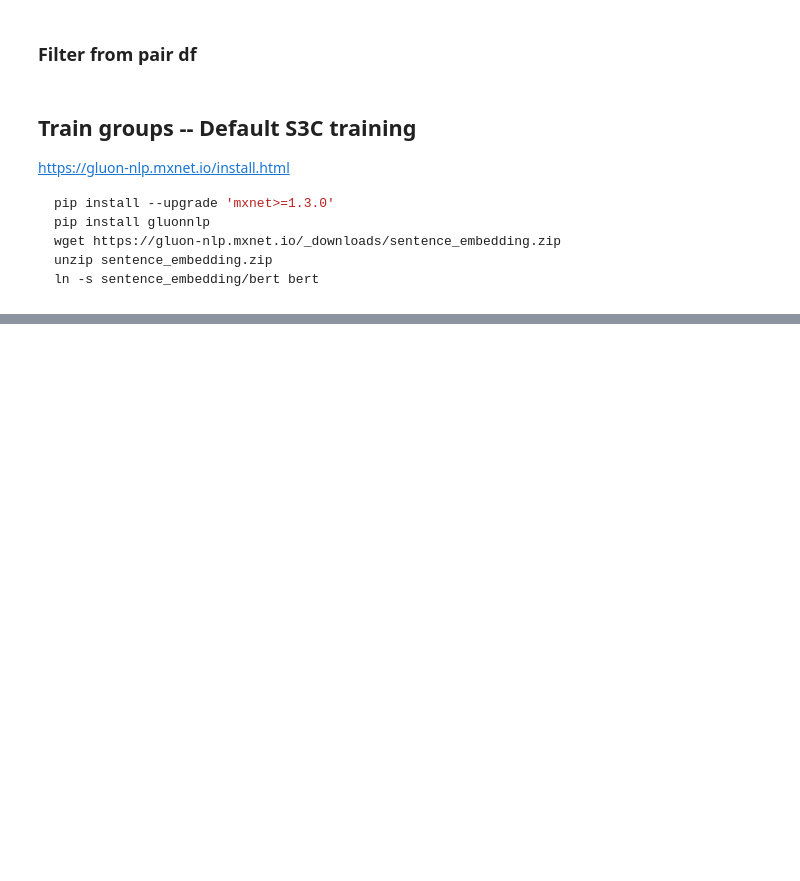
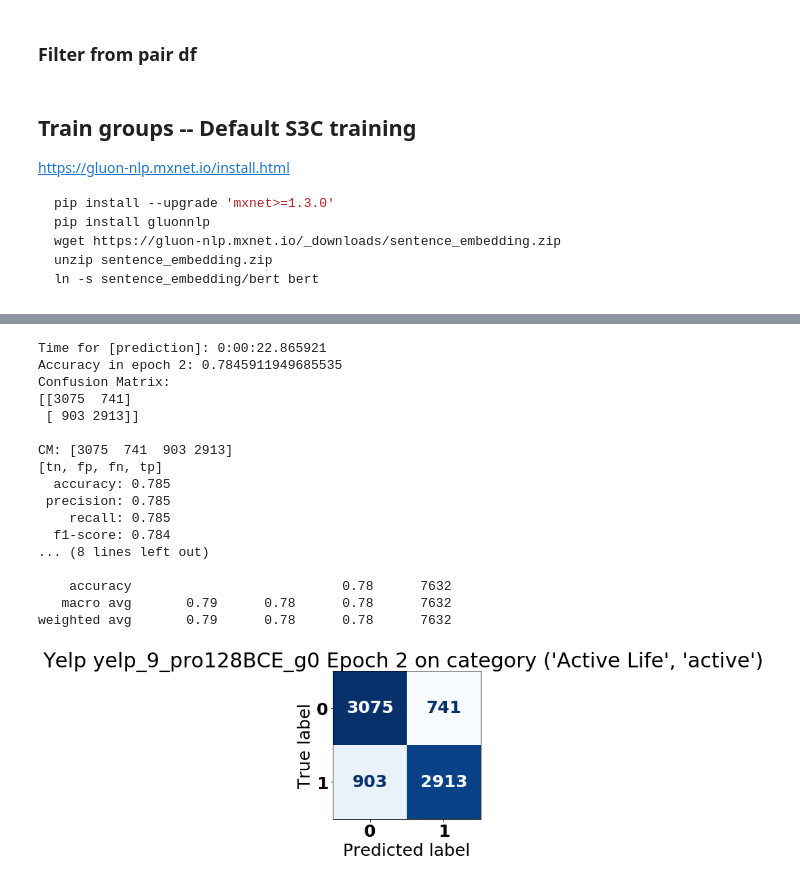
Before and after one commit to Querela/argmining19-same-side-classification, a Jupyter notebook: SentimentDatasets_Yelp_Categories-CrossEval.ipynb, the cells around one changed output, grey strips where cells are left out. Cells and saved outputs as stored; diff of their text form; code cells hidden in the pictures; blank space fills up the shorter version.

```diff
--- a/SentimentDatasets_Yelp_Categories-CrossEval.ipynb
+++ b/SentimentDatasets_Yelp_Categories-CrossEval.ipynb
@@ -1451,0 +1359,18 @@ with open(fn_results, "wb") as fp:
+# %%
+fn_run_path = Path(f"data/{run_name_base}")
+fn_cg_results_single_group = fn_run_path / "cg_results_single_group.p"
+with open(fn_cg_results_single_group, "rb") as fp:
+    cg_results_single_group = pickle.load(fp)
+# %%
+fn_run_path = Path(f"data/{run_name_base}")
+fn_cg_results_single_group = fn_run_path / "cg_results_single_group.txt"
+with open(fn_cg_results_single_group, "w") as fp:
+    for (cg_ids, cg_ids_o, i, cgi), (prec, rec, f1, acc, cm) in cg_results_single_group.items():
+        fp.write(f"{cg_ids}-{cg_ids_o}-{i}-{cgi}: P:{prec * 100:5.2f}%  R:{rec * 100:5.2f}%  F:{f1 * 100:5.2f}%  A:{acc * 100:5.2f}%  -- CM:{cm.flatten().tolist()}\n\n")
+# %%
+cur_cat = None
+for (cg_ids, cg_ids_o, i, cgi), (prec, rec, f1, acc, cm) in cg_results_single_group.items():
+    if cur_cat is None or cur_cat != cg_ids:
+        cur_cat = cg_ids
+        print(f"\n\n{cg_ids}\n")
+    print(f"P:{prec * 100:5.2f}%  R:{rec * 100:5.2f}%  F:{f1 * 100:5.2f}%  A:{acc * 100:5.2f}% -- {cg_ids_o}")
@@ -1451,0 +1395,44 @@ with open(fn_results, "wb") as fp:
+# %%
+cg_results_single_cat = dict()
+
+for i, (cg_ids, (train_df, dev_df, dev_dfs)) in enumerate(map_cg_train_dev_groups.items()):
+    print(f"Eval model {cg_ids} #{len(train_df)}...")
+
+    cg_groups = [cg_ids_o for cg_ids_o in groups if cg_ids_o != cg_ids]
+
+    run_name = f"{run_name_base}_g{i}"
+    fn_run_path = Path(f"data/{run_name}")
+
+    fn_model_state = fn_run_path / f"bert.model.checkpoint{num_epochs - 1}.params"
+    print(f"Load {fn_model_state} ...")
+    model.load_parameters(str(fn_model_state), ctx=ctx)
+
+    for cgi, (cg_id, businesses) in enumerate(lookup_rootcat_bid_no_overlap.items()):
+        # check if train data, skip since we did not split into eval
+        if cg_id in cg_ids:
+            continue
+        if not businesses:
+            print(f"Skip empty df: {cg_id}")
+            continue
+
+        dev_df = traindev_df[traindev_df.business_id.isin(businesses)]
+
+        with Timer("prepare validation data"):
+            X_dev, y_dev = dev_df[names_columns_X], dev_df[names_columns_y]
+            _, data_dev = transform_dataset(X_dev, y_dev, transform)
+
+        with Timer(f"evaluate model - {num_epochs}"), SummaryWriter(logdir=str(fn_run_path), flush_secs=600) as sw:
+            all_predictions, cum_loss = predict(model, data_dev, ctx, metric, loss_function, batch_size=batch_size, sw=sw)
+            print(f"Accuracy in epoch {epoch_id}:", metric.get()[1])
+
+            y_true, y_pred = predict_out_to_ys(all_predictions, all_labels)
+            with open(fn_run_path / f"{run_name}_g{i}sc{cgi}_preds.p", "wb") as fp:
+                pickle.dump(y_true, fp, protocol=pickle.HIGHEST_PROTOCOL)
+                pickle.dump(y_pred, fp, protocol=pickle.HIGHEST_PROTOCOL)
+            report_training_results(y_true, y_pred, name=f"BERTClassifier - {run_name} - {cg_id}", heatmap=False)
+            plot_confusion_matrix(y_true, y_pred, labels=[0, 1], title=f"Yelp {run_name} Epoch {epoch_id} on category {cg_id}", values_format="d", cmap="Blues", include_colorbar=False)
+            plt.show()
+
+            # do we have the
+            cg_results_single_cat[(cg_ids, cg_id, i, cgi)] = compute_metrics(y_true, y_pred, precision=8, averaging="macro", dump=False)
+# %% [output]
@@ -1451,0 +1447,18 @@ with open(fn_results, "wb") as fp:
+Time for [prediction]: 0:00:22.865921
+Accuracy in epoch 2: 0.7845911949685535
+Confusion Matrix:
+[[3075  741]
+ [ 903 2913]]
+
+CM: [3075  741  903 2913]
+[tn, fp, fn, tp]
+  accuracy: 0.785
+ precision: 0.785
+    recall: 0.785
+  f1-score: 0.784
+... (8 lines left out)
+
+    accuracy                           0.78      7632
+   macro avg       0.79      0.78      0.78      7632
+weighted avg       0.79      0.78      0.78      7632
+[figure, added]
```
Also changed, not shown: parts of 53 cells of this notebook, 2 other files.
